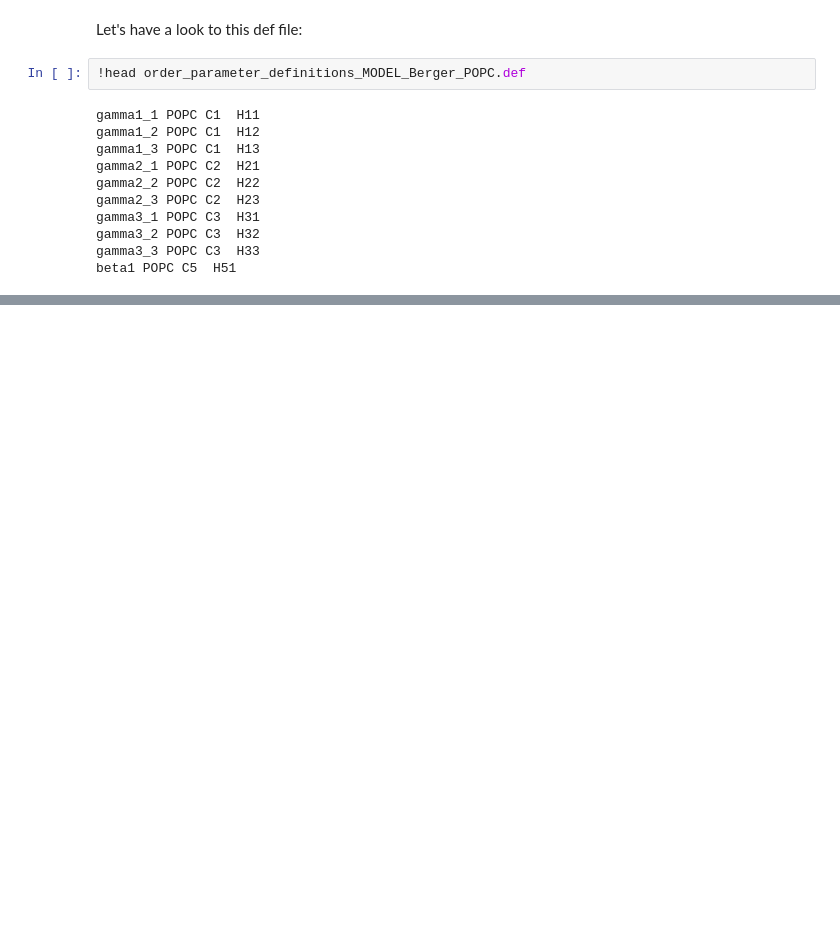
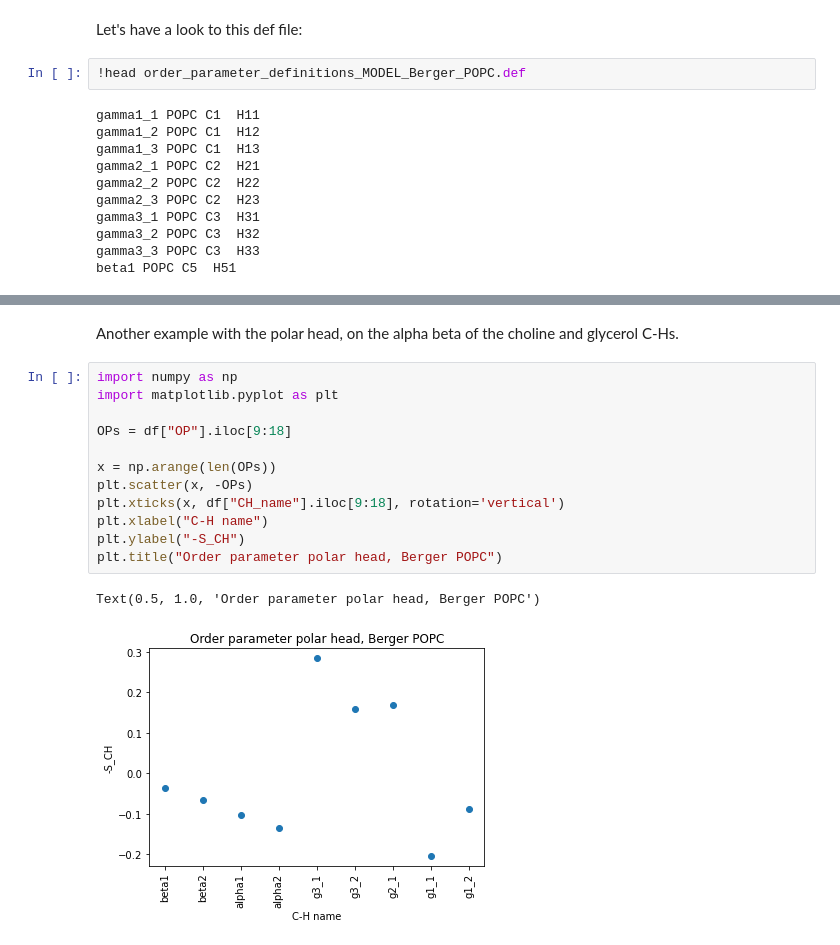
Before and after one commit to patrickfuchs/buildH, a Jupyter notebook: docs/notebooks/Berger_POPC_25ns_buildH_calcOP.ipynb, the cells around one changed output, grey strips where cells are left out. Drawn from its saved outputs; the diff is of its cells as text; blank space fills up the shorter version.

```diff
--- a/docs/notebooks/Berger_POPC_25ns_buildH_calcOP.ipynb
+++ b/docs/notebooks/Berger_POPC_25ns_buildH_calcOP.ipynb
@@ -174,0 +304,17 @@ For each C-H we get the mean order parameter (OP_mean), its standard deviation (
+# %% [markdown]
+Another example with the polar head, on the alpha beta of the choline and glycerol C-Hs.
+# %%
+import numpy as np
+import matplotlib.pyplot as plt
+
+OPs = df["OP"].iloc[9:18]
+
+x = np.arange(len(OPs))
+plt.scatter(x, -OPs)
+plt.xticks(x, df["CH_name"].iloc[9:18], rotation='vertical')
+plt.xlabel("C-H name")
+plt.ylabel("-S_CH")
+plt.title("Order parameter polar head, Berger POPC")
+# %% [output]
+Text(0.5, 1.0, 'Order parameter polar head, Berger POPC')
+[figure, added]
```
Also changed, not shown: parts of 27 cells of this notebook.
